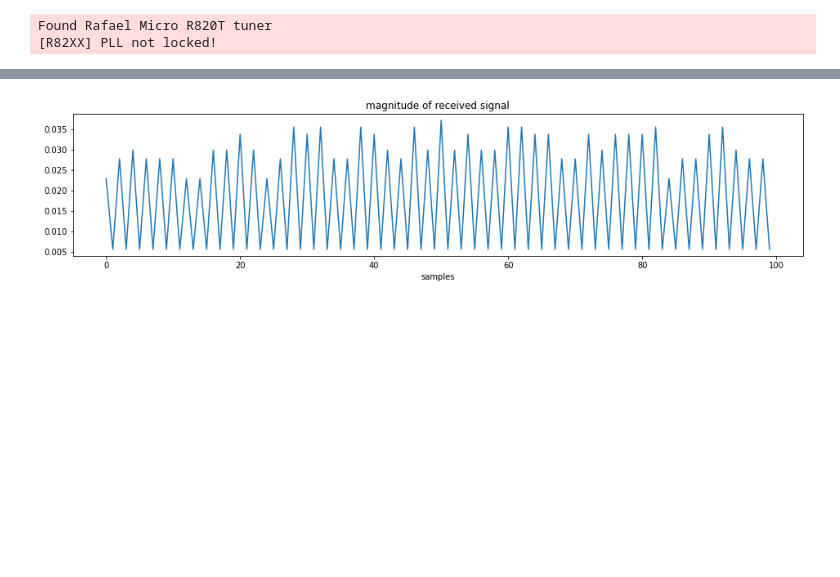
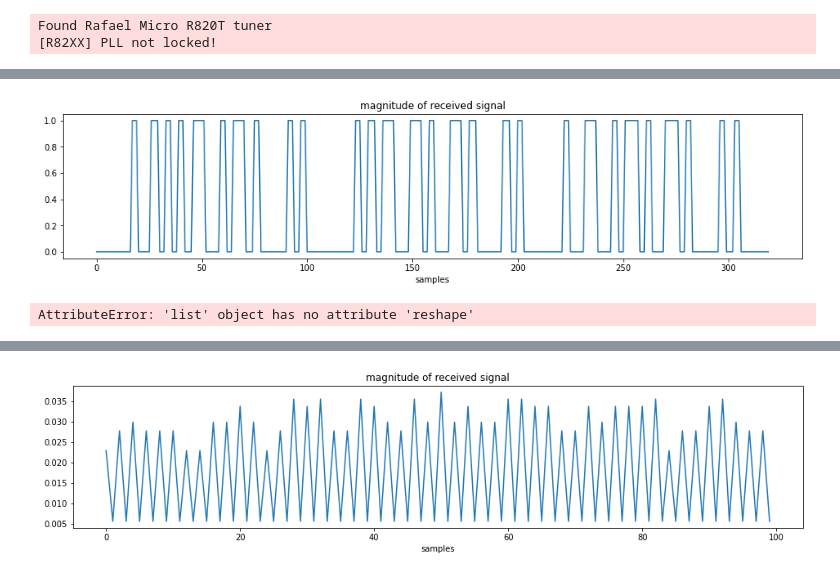
Before and after one commit to itsjameszhao/digital-systems-labs, a Jupyter notebook: Final_Project/Radio_Receiver/Receiver Prototyping.ipynb, the cells around one changed output, grey strips where cells are left out. Cells and saved outputs as stored; diff of their text form; code cells hidden in the pictures; blank space fills up the shorter version.

```diff
--- a/Final_Project/Radio_Receiver/Receiver Prototyping.ipynb
+++ b/Final_Project/Radio_Receiver/Receiver Prototyping.ipynb
@@ -115,3 +175,11 @@ plot_data(data)
+# %%
+plot_data(data[:2000])
+# %% [output]
+[figure, added]
+# %%
+find_amplitude_cutoff(data)
+# %% [output]
+AttributeError: 'list' object has no attribute 'reshape'
 # %%
 data_fft = fft(data)
 N = len(data)
```
Also changed, not shown: parts of 19 cells of this notebook, 2 other files.
